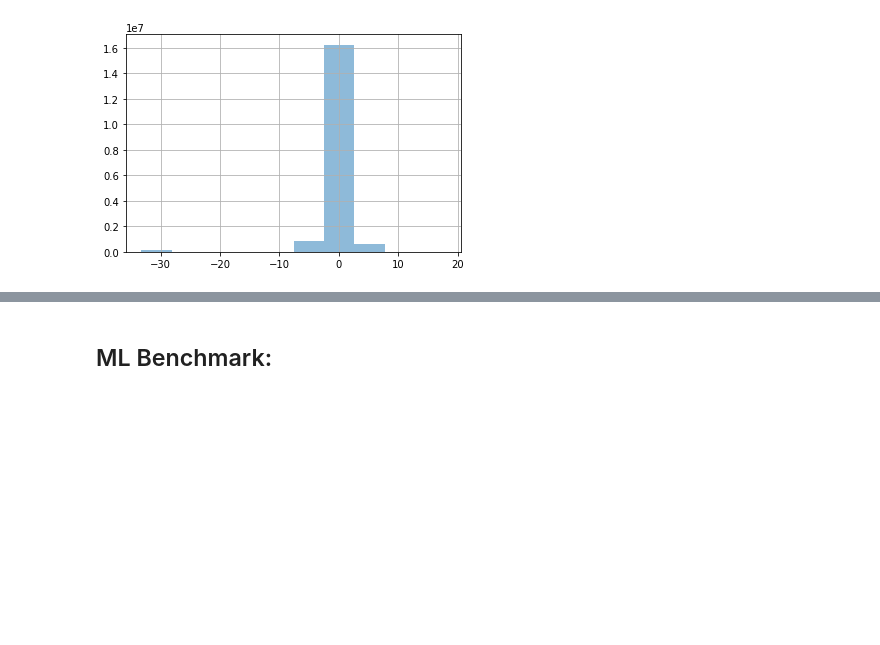
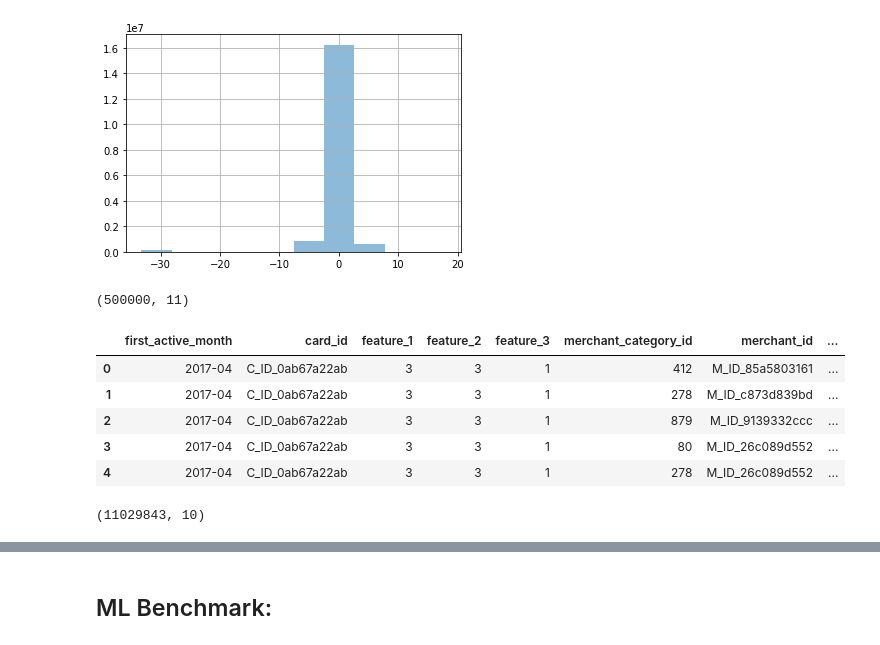
Before and after one commit to maorRoz/hw2dl, a Jupyter notebook: hw2dl-cat.ipynb, the cells around one changed output, grey strips where cells are left out. Cells and saved outputs as stored; diff of their text form; code cells hidden in the pictures; blank space fills up the shorter version.

```diff
--- a/hw2dl-cat.ipynb
+++ b/hw2dl-cat.ipynb
@@ -159,6 +163,26 @@ joinedTrain['target'].hist(alpha=0.5)
 # %% [output]
 <matplotlib.axes._subplots.AxesSubplot at 0x...>
 [figure]
+# %%
+joinedTrain = joinedTrain.sample(500000)
+joinedTrain.shape
+# %% [output]
+(500000, 11)
+# %%
+joinedTest = pd.merge(test, historical_transactions, sort=False, on = 'card_id',how='inner')
+joinedTest.head()
+# %% [output]
+|  | first_active_month | card_id | feature_1 | feature_2 | feature_3 | merchant_category_id | merchant_id | ... |
+| 0 | 2017-04 | C_ID_0ab67a22ab | 3 | 3 | 1 | 412 | M_ID_85a5803161 | ... |
+| 1 | 2017-04 | C_ID_0ab67a22ab | 3 | 3 | 1 | 278 | M_ID_c873d839bd | ... |
+| 2 | 2017-04 | C_ID_0ab67a22ab | 3 | 3 | 1 | 879 | M_ID_9139332ccc | ... |
+| 3 | 2017-04 | C_ID_0ab67a22ab | 3 | 3 | 1 | 80 | M_ID_26c089d552 | ... |
+| 4 | 2017-04 | C_ID_0ab67a22ab | 3 | 3 | 1 | 278 | M_ID_26c089d552 | ... |
+# %%
+joinedTest.dropna(inplace=True)
+joinedTest.shape
+# %% [output]
+(11029843, 10)
 # %%
 from sklearn import preprocessing
 
```
Also changed, not shown: parts of 20 cells of this notebook, 1 other file.
